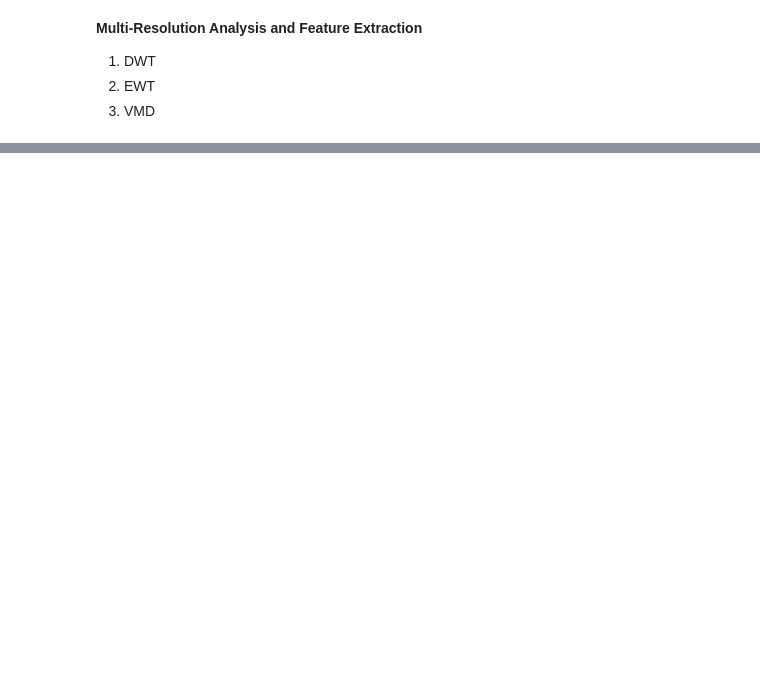
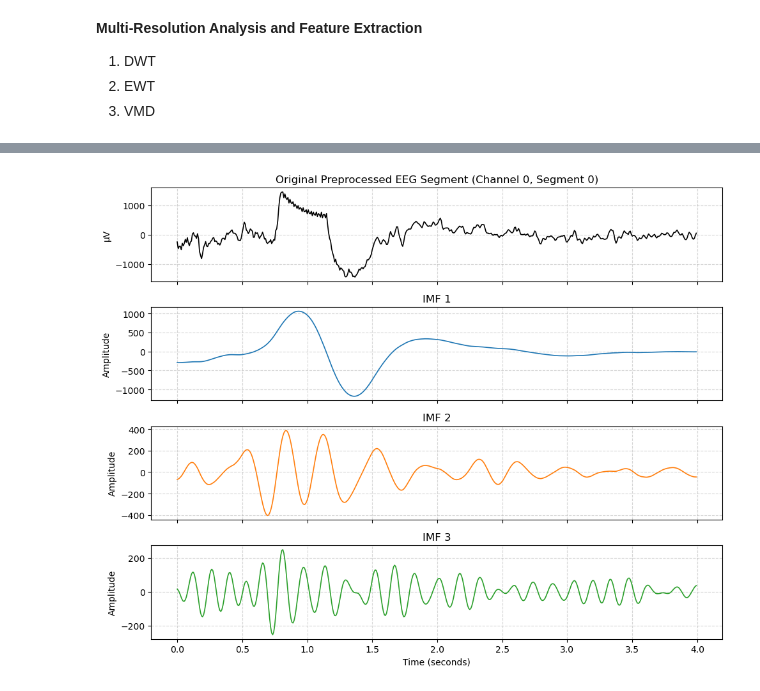
Before and after one commit to Nippani-Meghana/eeg-adhd, a Jupyter notebook: Papers/adhd-aid.ipynb, the cells around one changed output, grey strips where cells are left out. Cells and saved outputs as stored; diff of their text form; code cells hidden in the pictures; blank space fills up the shorter version.

```diff
--- a/Papers/adhd-aid.ipynb
+++ b/Papers/adhd-aid.ipynb
@@ -241,0 +259,48 @@ Final ML Feature Matrix Shape: (23, 342)
+# %%
+import numpy as np
+import matplotlib.pyplot as plt
+from sktime.libs.vmdpy import VMD
+
+# --- 1. Load Data ---
+file_path = output_dir / "subject_v1p.npy"  # Adjust file name as needed
+subject_data = np.load(file_path)
+
+# Extract 1 channel, 1 segment (e.g., Channel 0, Segment 0 -> 512 samples)
+fs = 128
+raw_segment = subject_data[0, 0, :]
+time_axis = np.arange(len(raw_segment)) / fs  # 0 to 4 seconds
+
+# --- 2. Run VMD ---
+alpha = 2000
+tau = 0
+K = 9  # Extracts 9 modes total
+DC = 0
+init = 1
+tol = 1e-7
+
+# u shape: (9, 512)
+u, u_hat, omega = VMD(raw_segment, alpha, tau, K, DC, init, tol)
+
+# --- 3. Plot Original + First 3 IMFs ---
+fig, axes = plt.subplots(4, 1, figsize=(10, 8), sharex=True)
+
+# Original Signal
+axes[0].plot(time_axis, raw_segment, color='black', linewidth=1.2)
+axes[0].set_title("Original Preprocessed EEG Segment (Channel 0, Segment 0)")
+axes[0].set_ylabel("µV")
+axes[0].grid(True, linestyle='--', alpha=0.5)
+
+# IMF 1, IMF 2, IMF 3
+colors = ['#1f77b4', '#ff7f0e', '#2ca02c']
+
+for i in range(3):
+    axes[i + 1].plot(time_axis, u[i, :], color=colors[i], linewidth=1.2)
+    axes[i + 1].set_title(f"IMF {i + 1}")
+    axes[i + 1].set_ylabel("Amplitude")
+    axes[i + 1].grid(True, linestyle='--', alpha=0.5)
+
+axes[-1].set_xlabel("Time (seconds)")
+plt.tight_layout()
+plt.show()
+# %% [output]
+[figure, added]
```
Also changed, not shown: parts of 2 cells of this notebook.
